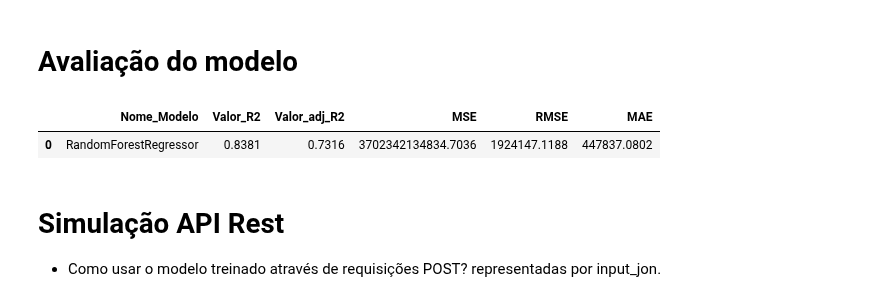
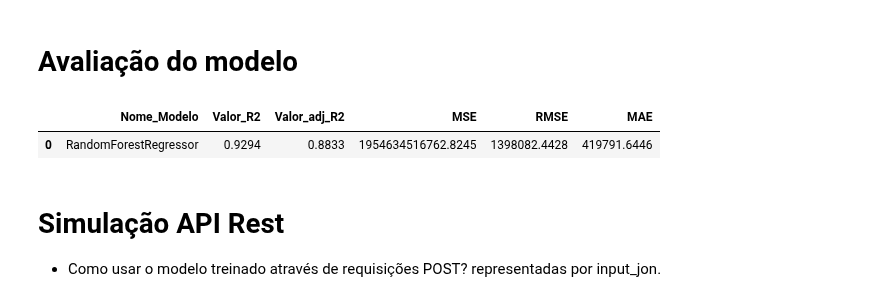
Before and after one commit to Mel-Rocha/car-price-ia, a Jupyter notebook: notebooks/usar_ia_api_rest.ipynb, the cells around one changed output. Drawn from its saved outputs; the diff is of its cells as text; code cells hidden in the pictures.

Commit message:
partial: O notebook não está bom, estamos removendo a marca BYD porque ela da erro mas não estamos agindo na raiz do problema, os dados válidos estão inconsistentes, não está funcional

```diff
--- a/notebooks/usar_ia_api_rest.ipynb
+++ b/notebooks/usar_ia_api_rest.ipynb
@@ -102,3 +117,15 @@ df.columns
 Index(['price', 'brand', 'model', 'year_model', 'mileage', 'gear', 'fuel',
        'bodywork', 'city', 'state'],
       dtype='object')
+# %%
+# Estávamos com bug quando tentávamos prever para a marca BYD
+# talvez pela mesma só ter um unico registro.
+
+# Mantém apenas os registros onde a marca é diferente de 'BYD'
+df = df[df['brand'] != 'BYD']
+
+# Reseta o índice do DataFrame após a remoção (opcional)
+df.reset_index(drop=True, inplace=True)
+
+# Verifica o número de linhas restantes
+print(f"Número total de registros após a remoção: {df.shape[0]}")
@@ -244,42 +273,42 @@ Artefatos salvos com sucesso!
 # %%
 # Carregar os artefatos salvos
 with open('onehotencoder.pkl', 'rb') as file:
-    ohe = pickle.load(file)
+    TRANSFORMER = pickle.load(file)
 
 with open('scaler.pkl', 'rb') as file:
-    scaler = pickle.load(file)
+    NORMALIZER = pickle.load(file)
 
 with open('randfor_model.pkl', 'rb') as file:
-    model = pickle.load(file)
+    MODEL = pickle.load(file)
 # %% [markdown]
 # Avaliação do modelo
 # %%
 ## Função de avaliação de modelo
 def model_eval(model, X_test, y_test):  # Pass X_test and y_test to the function
     y_pred = model.predict(X_test)  # Make predictions using the model
     r2 = r2_score(y_test, y_pred)
     adj_r2 = 1 - (1 - r2) * (len(y_test) - 1) / (len(y_test) - X_test.shape[1] - 1)
     mse = mean_squared_error(y_test, y_pred)
     rmse = np.sqrt(mse)
     mae = mean_absolute_error(y_test, y_pred)
 
     # Create a DataFrame with the calculated metrics
     preds = pd.DataFrame({
         "Nome_Modelo": [type(model).__name__],  # Use model's class name for model name
         "Valor_R2": [r2],
         "Valor_adj_R2": [adj_r2],
         "MSE": [mse],
         "RMSE": [rmse],
         "MAE": [mae]
     })
 
     return preds.sort_values(by="Valor_R2", ascending=False)
 
 ## Avaliação do modelo
-model_eval(model, X_test, y_test)
+model_eval(MODEL, X_test, y_test)
 # %% [output]
 |  | Nome_Modelo | Valor_R2 | Valor_adj_R2 | MSE | RMSE | MAE |
-| 0 | RandomForestRegressor | 0.8381 | 0.7316 | 3702342134834.7036 | 1924147.1188 | 447837.0802 |
+| 0 | RandomForestRegressor | 0.9294 | 0.8833 | 1954634516762.8245 | 1398082.4428 | 419791.6446 |
 # %% [markdown]
 # Simulação API Rest
 
```
Also changed, not shown: parts of 16 cells of this notebook, 1 other file.
